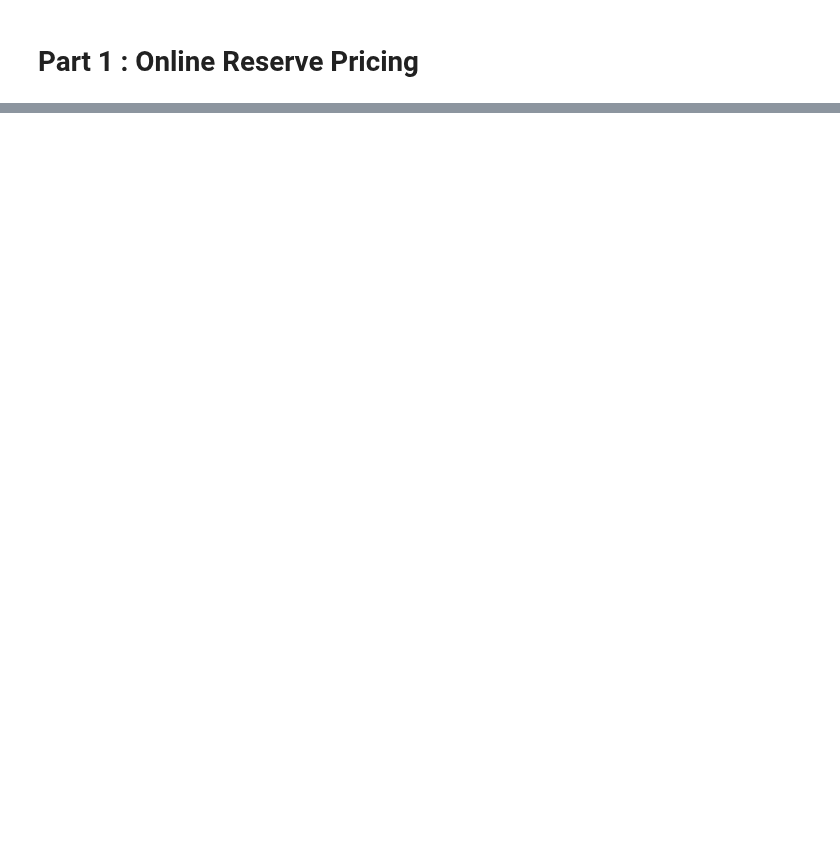
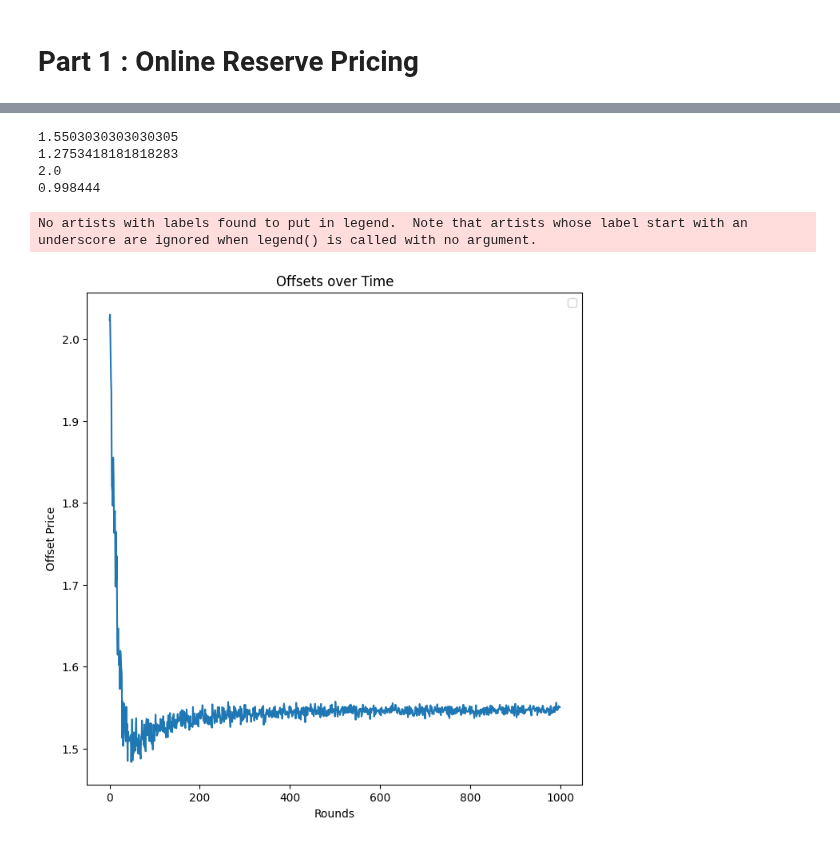
Before and after one commit to PrabhavJain10/Online-Markets, a Jupyter notebook: Project 4/proj4.ipynb, the cells around one changed output, grey strips where cells are left out. Saved outputs shown, nothing was run; the diff lists cells and outputs as text; code cells hidden in the pictures; blank space fills up the shorter version.

```diff
--- a/Project 4/proj4.ipynb
+++ b/Project 4/proj4.ipynb
@@ -227,7 +235,7 @@ def findOptRev(numbidders, numItems):
         auction = Auction(numItems, k = 100, h = 1, learningRate = 0.5)
         bidders = []
         for i in range(numbidders):
-            bidders.append(Bidders(0, 2))
+            bidders.append(Bidders(0, 1))
         totalRevenue = np.zeros(100)
         for i in range(1000):
             bids = []
@@ -245,7 +253,7 @@ def findOptRev(numbidders, numItems):
         finalAvgRevenue[j] = optRevenue
     return finalAvgReserve, finalAvgRevenue
 # %%
-optReserve, optRevenue = findOptRev(4, 1)
+optReserve, optRevenue = findOptRev(4, 2)
 finalOptReserve = np.mean(optReserve)
 finalOptRevenue = np.mean(optRevenue)
 print(finalOptReserve)
@@ -368,0 +398,47 @@ def runMultipleAuctions(auctionRounds = 1000, learningRate = 0.1):
+# %%
+
+def brokerMonteCarlo(MCRuns = 500, auctionRounds = 1000, learningRate = 0.1):
+    finalOffsets = []
+    finalAvgRevenues = []
+    offsetsOverTime = []
+    finalOptAvgRevs = []
+    for i in range(MCRuns):
+        avgRevenue, offsetPrices, finalOptAvgRev, optOffset = runBrokers(auctionRounds, learningRate)
+        finalOffsets.append(offsetPrices[-1])
+        finalAvgRevenues.append(avgRevenue[-1])
+        offsetsOverTime.append(offsetPrices)
+        finalOptAvgRevs.append(finalOptAvgRev)
+    finalOffset = np.mean(finalOffsets)
+    finalAvgRevenue = np.mean(finalAvgRevenues)
+    finalOptAvgRev = np.mean(finalOptAvgRevs)
+    return finalOffset, finalAvgRevenue, offsetsOverTime, finalOptAvgRev, optOffset
+# %%
+
+epsilon = 0.4 #[0.0679, 0.1, 0.5, 2]
+finalOffset, finalAvgRevenue, offsetsOverTime, finalOptAvgRev, optOffset = brokerMonteCarlo(MCRuns = 500, auctionRounds = 1000, learningRate = epsilon)
+offsetsOverTime = np.array(offsetsOverTime)
+offsetsOverTime = np.mean(offsetsOverTime, axis = 0)
+print(finalOffset)
+print(finalAvgRevenue)
+print(optOffset)
+print(finalOptAvgRev)
+# %% [output]
+1.5503030303030305
+1.2753418181818283
+2.0
+0.998444
+# %%
+f = plt.figure()
+f.set_figwidth(8)
+f.set_figheight(8)
+
+plt.plot(np.arange(offsetsOverTime.size), offsetsOverTime)
+
+plt.title('Offsets over Time')
+plt.xlabel('Rounds')
+plt.ylabel('Offset Price')
+plt.legend()
+plt.show()
+# %% [output]
+No artists with labels found to put in legend.  Note that artists whose label start with an underscore are ignored when legend() is called with no argument.
+[figure, added]
```
Also changed, not shown: parts of 12 cells of this notebook.
